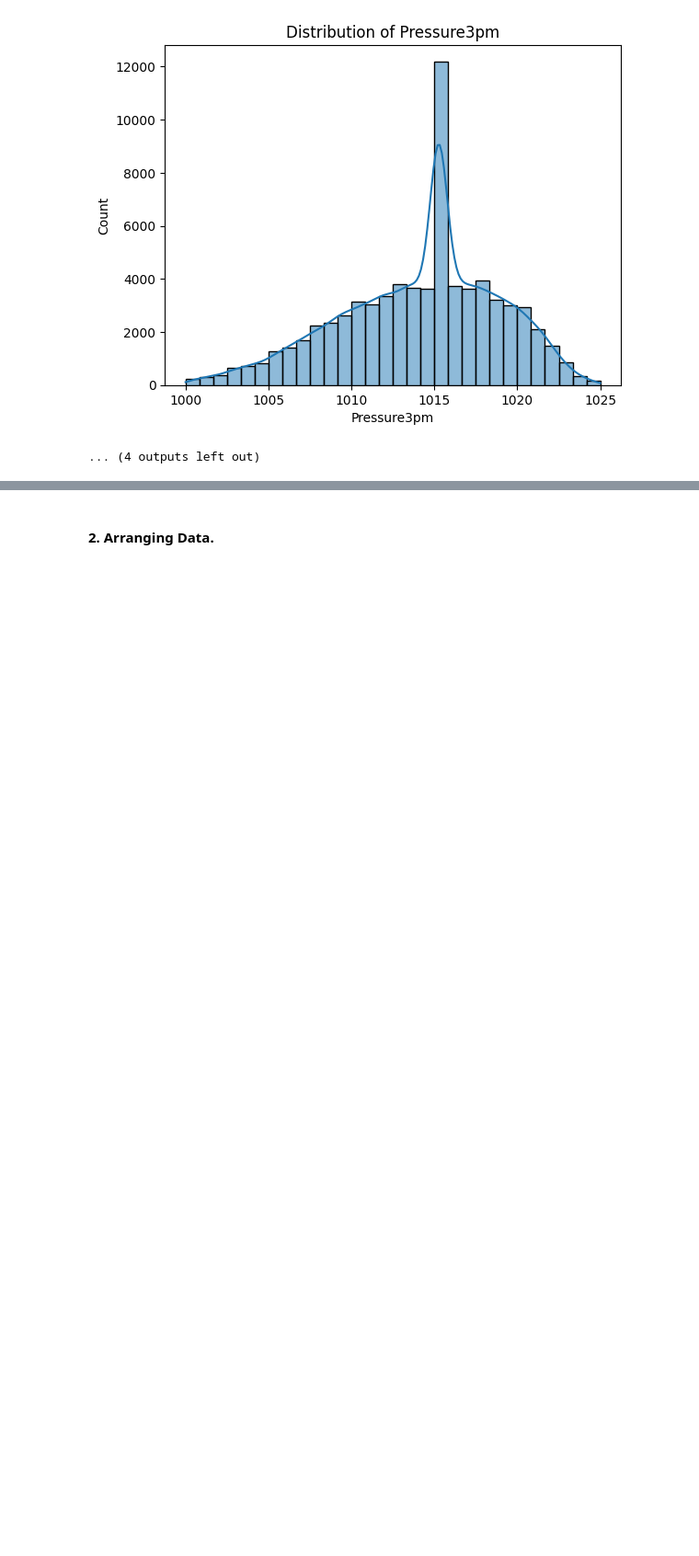
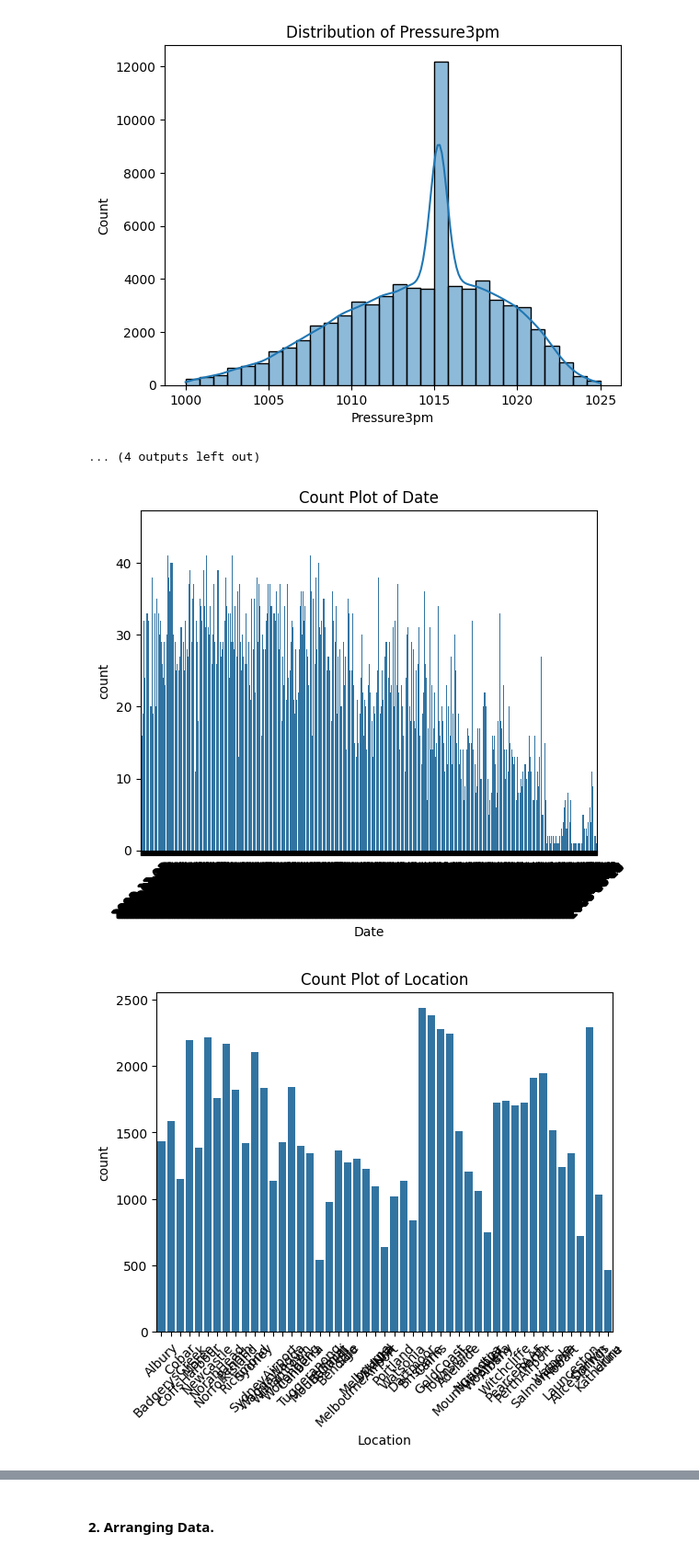
Before and after one commit to ahmed3mi4/DataScience, a Jupyter notebook: data-science-project.ipynb, the cells around one changed output, grey strips where cells are left out. Shown at 92% size. Drawn from its saved outputs; the diff is of its cells as text; code cells hidden in the pictures; blank space fills up the shorter version.

```diff
--- a/data-science-project.ipynb
+++ b/data-science-project.ipynb
@@ -407,3 +407,13 @@ for col in numerical_columns:
 [figure]
 [figure]
 ... (4 outputs left out)
+# %%
+# Count plot for categorical features
+for col in categorical_columns:
+    sns.countplot(x=cleaned_data_or[col])
+    plt.title(f'Count Plot of {col}')
+    plt.xticks(rotation=45)
+    plt.show()
+# %% [output]
+[figure, added]
+[figure, added]
```
Also changed, not shown: parts of 14 cells of this notebook.
